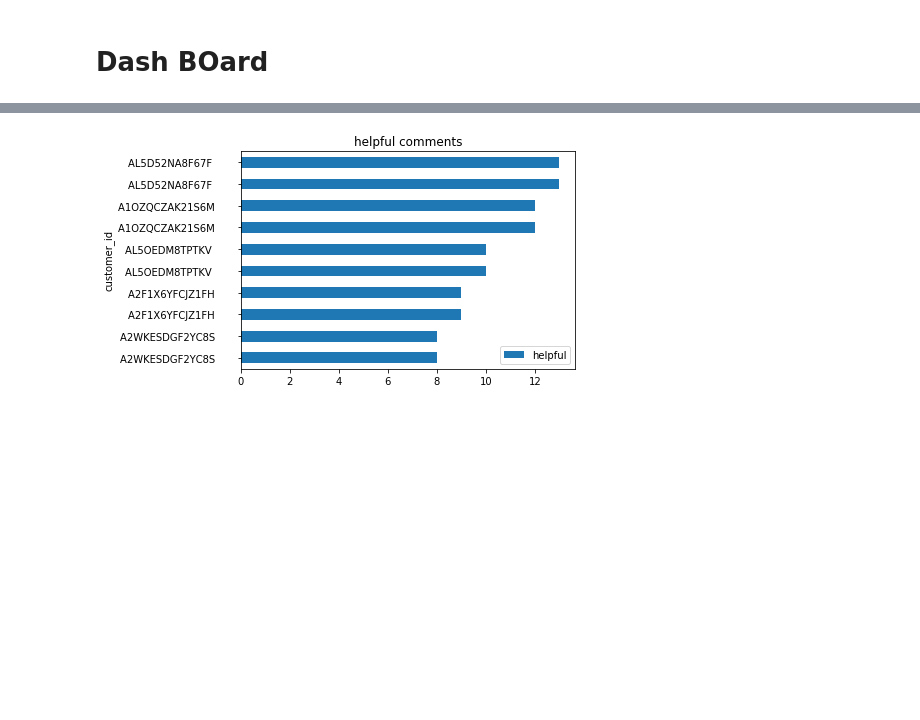
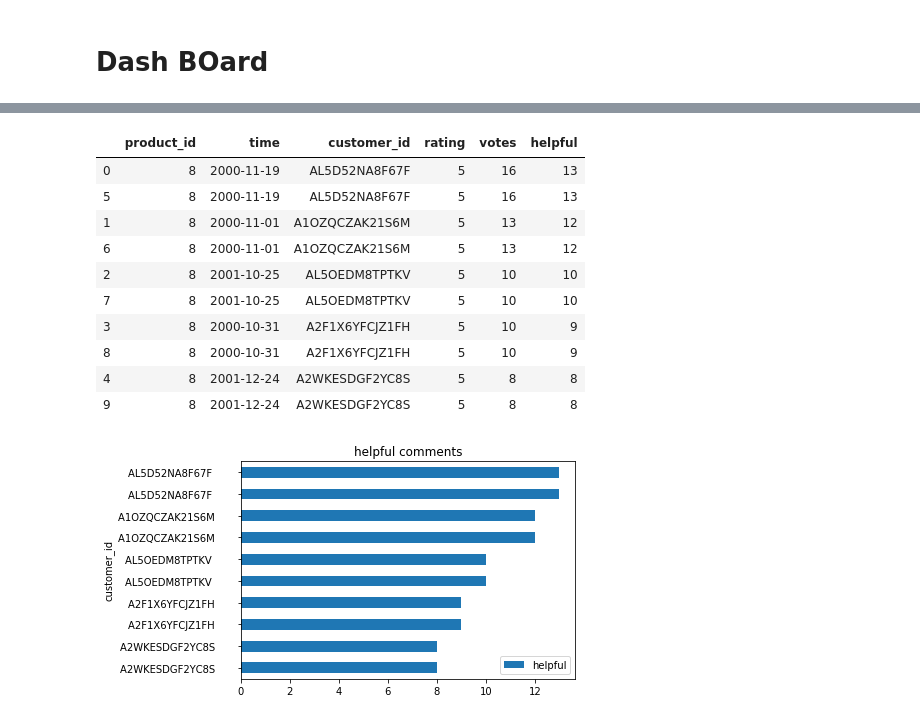
Before and after one commit to xrhd/ecommerce-dashboard, a Jupyter notebook: main.ipynb, the cells around one changed output, grey strips where cells are left out. Cells and saved outputs as stored; diff of their text form; code cells hidden in the pictures; blank space fills up the shorter version.

```diff
--- a/main.ipynb
+++ b/main.ipynb
@@ -45 +62,17 @@ insert_from_dict_gen('reviews', revs)
+# %%
+product_id = 8
+a = q_a(product_id)
+a
+# %% [output]
+|  | product_id | time | customer_id | rating | votes | helpful |
+| 0 | 8 | 2000-11-19 | AL5D52NA8F67F | 5 | 16 | 13 |
+| 5 | 8 | 2000-11-19 | AL5D52NA8F67F | 5 | 16 | 13 |
+| 1 | 8 | 2000-11-01 | A1OZQCZAK21S6M | 5 | 13 | 12 |
+| 6 | 8 | 2000-11-01 | A1OZQCZAK21S6M | 5 | 13 | 12 |
+| 2 | 8 | 2001-10-25 | AL5OEDM8TPTKV | 5 | 10 | 10 |
+| 7 | 8 | 2001-10-25 | AL5OEDM8TPTKV | 5 | 10 | 10 |
+| 3 | 8 | 2000-10-31 | A2F1X6YFCJZ1FH | 5 | 10 | 9 |
+| 8 | 8 | 2000-10-31 | A2F1X6YFCJZ1FH | 5 | 10 | 9 |
+| 4 | 8 | 2001-12-24 | A2WKESDGF2YC8S | 5 | 8 | 8 |
+| 9 | 8 | 2001-12-24 | A2WKESDGF2YC8S | 5 | 8 | 8 |
 # %%
```
Also changed, not shown: parts of 7 cells of this notebook, 2 other files.
